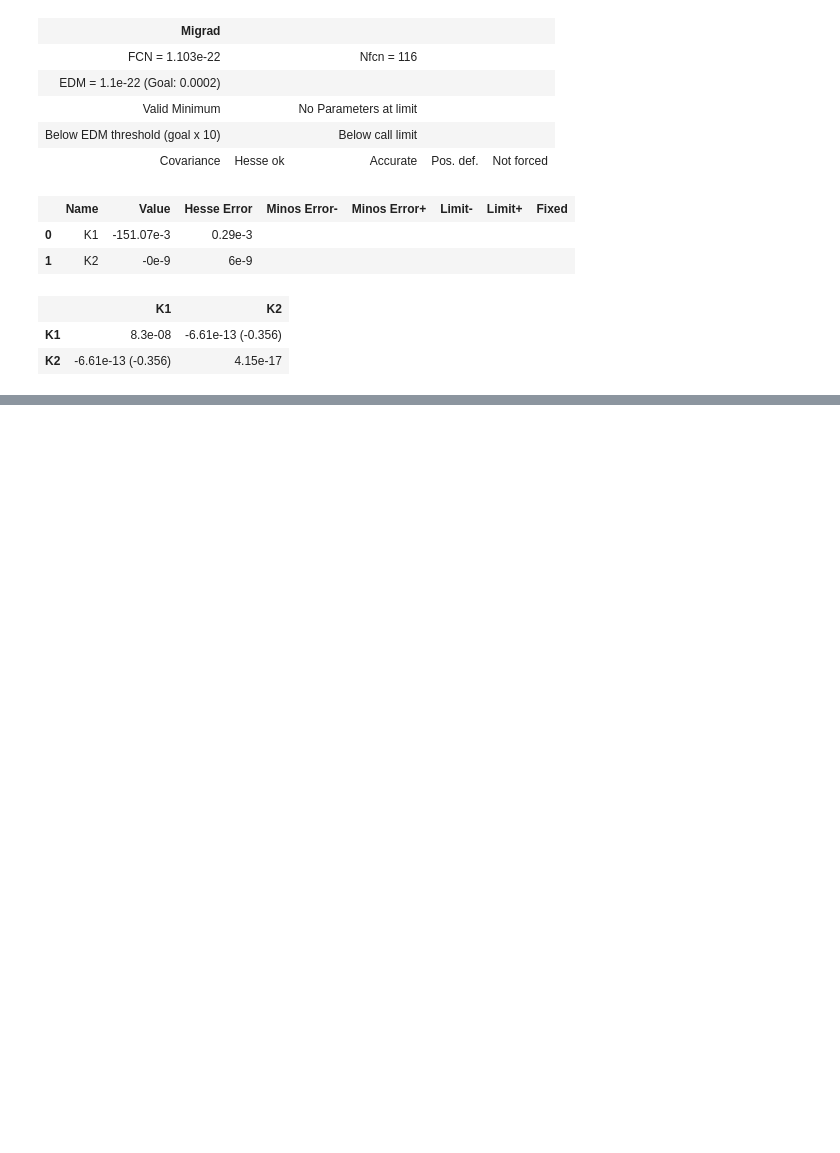
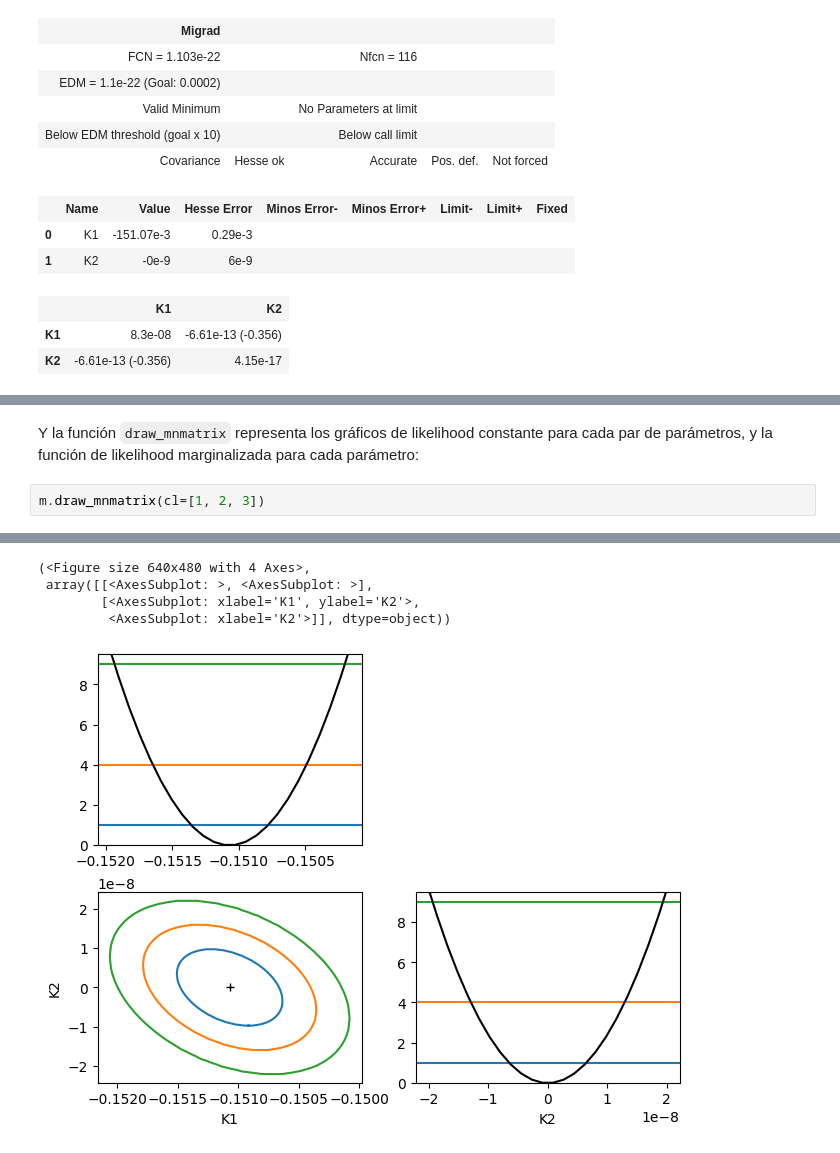
Before and after one commit to Jorge-Alda/TFM_AlejandroMir, a Jupyter notebook: Lecciones/03.ipynb, the cells around one changed output, grey strips where cells are left out. Cells and saved outputs as stored; diff of their text form; blank space fills up the shorter version.

```diff
--- a/Lecciones/03.ipynb
+++ b/Lecciones/03.ipynb
@@ -314,0 +401,5 @@ m.migrad()
+# %% [markdown]
+Y la función `draw_mnmatrix` representa los gráficos de likelihood constante para cada par de parámetros, y la función de likelihood marginalizada para cada parámetro:
+# %%
+m.draw_mnmatrix(cl=[1, 2, 3])
+# %% [output]
@@ -314,0 +407,5 @@ m.migrad()
+(<Figure size 640x480 with 4 Axes>,
+ array([[<AxesSubplot: >, <AxesSubplot: >],
+        [<AxesSubplot: xlabel='K1', ylabel='K2'>,
+         <AxesSubplot: xlabel='K2'>]], dtype=object))
+[figure, added]
```
Also changed, not shown: parts of 19 cells of this notebook.
